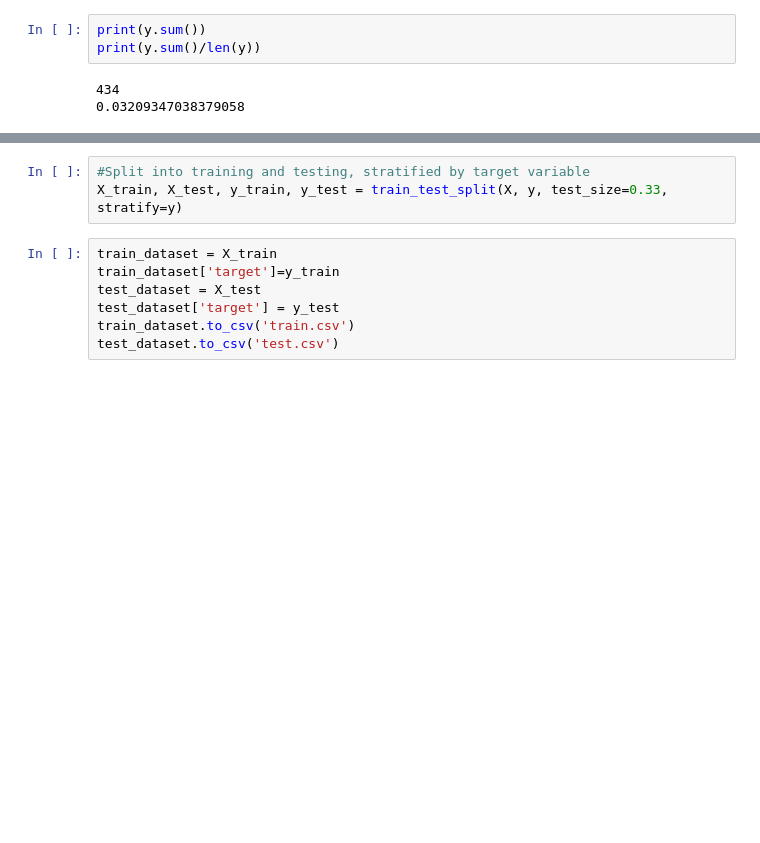
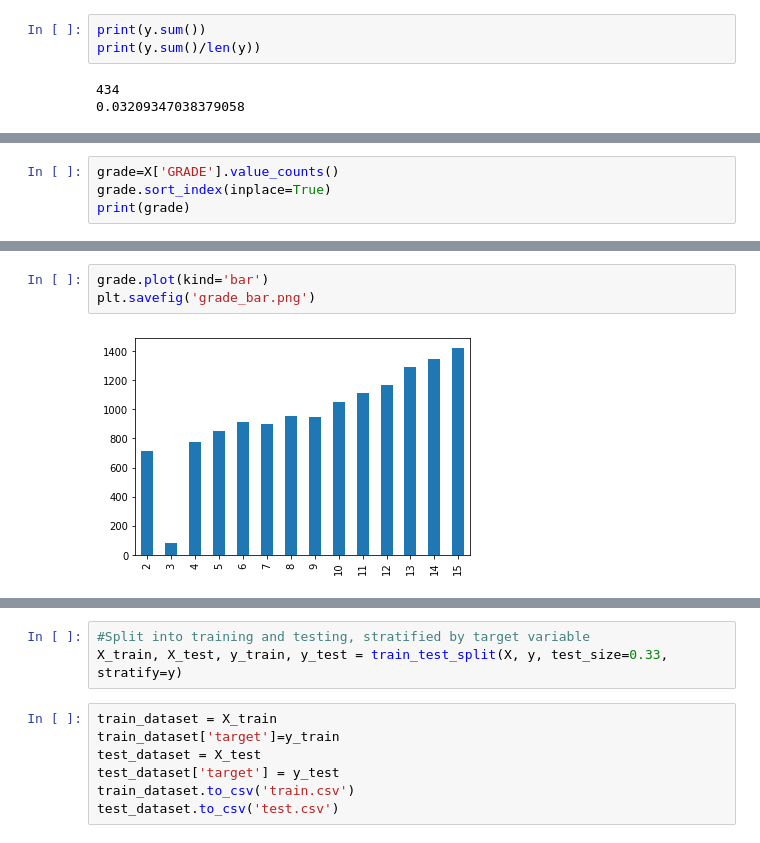
Before and after one commit to safiamc/udacity-capstone, a Jupyter notebook: project-notebook.ipynb, the cells around one changed output, grey strips where cells are left out. Cells and saved outputs as stored; diff of their text form; blank space fills up the shorter version.

```diff
--- a/project-notebook.ipynb
+++ b/project-notebook.ipynb
@@ -154,0 +177,4 @@ X['DISABLTYX'].plot(kind='pie')
+# %%
+grade=X['GRADE'].value_counts()
+grade.sort_index(inplace=True)
+print(grade)
@@ -154,0 +197,5 @@ X['DISABLTYX'].plot(kind='pie')
+# %%
+grade.plot(kind='bar')
+plt.savefig('grade_bar.png')
+# %% [output]
+[figure, added]
```
Also changed, not shown: parts of 8 cells of this notebook.
